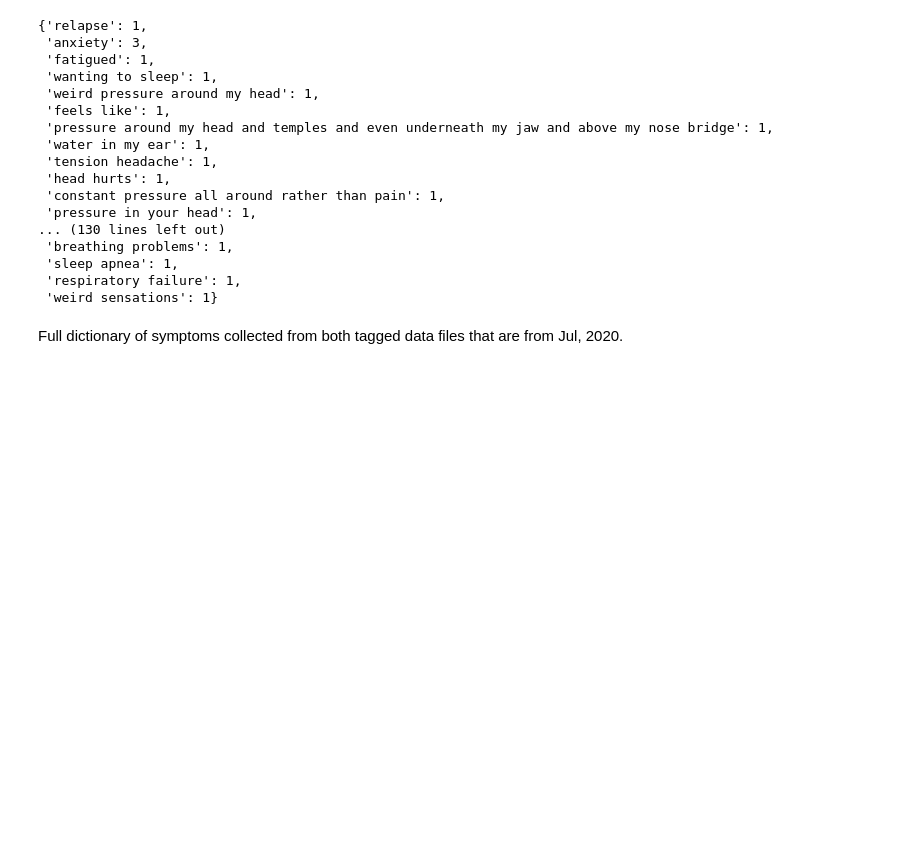
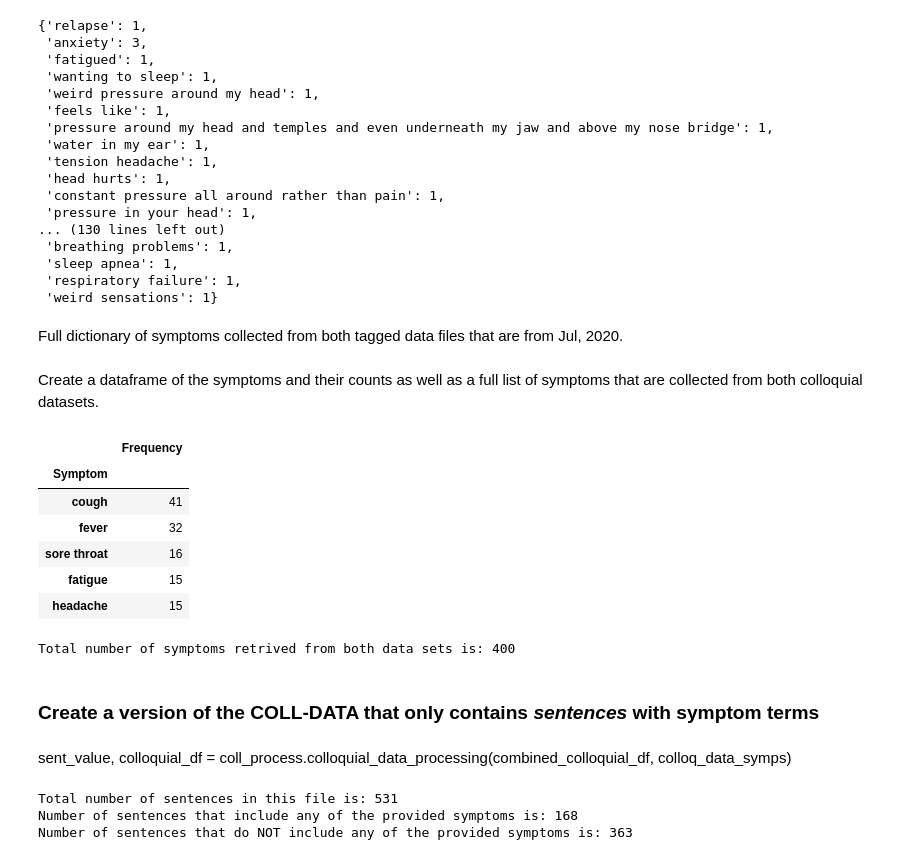
Before and after one commit to elif-tr/Covid19, a Jupyter notebook: Covid19_Colloquial_data.ipynb, the cells around one changed output. Drawn from its saved outputs; the diff is of its cells as text; code cells hidden in the pictures; blank space fills up the shorter version.

```diff
--- a/Covid19_Colloquial_data.ipynb
+++ b/Covid19_Colloquial_data.ipynb
@@ -45,5 +56,7 @@ import operator
 sorted_d = dict( sorted(new_dict.items(), key=operator.itemgetter(1),reverse=True))
 # sorted_d
+# %% [markdown]
+Create a dataframe of the symptoms and their counts as well as a full list of symptoms that are collected from both colloquial datasets.
 # %%
 #Create a data frame for combined symptoms and how many times they appear in both colloquial tagged data
 df_sym_freq = pd.DataFrame(list((dict(new_dict)).items()), columns = ['Symptom', 'Frequency'])
@@ -54,0 +77,17 @@ colloq_data_syms = list((dict(new_dict)).keys())
+# %%
+df_sym_freq.groupby('Symptom').sum().sort_values(['Frequency'],ascending=False).head()
+# %% [output]
+|  | Frequency |
+| Symptom |  |
+| cough | 41 |
+| fever | 32 |
+| sore throat | 16 |
+| fatigue | 15 |
+| headache | 15 |
+# %%
+# colloq_data_symps
+print('Total number of symptoms retrived from both data sets is:', len(colloq_data_symps))
+# %% [output]
+Total number of symptoms retrived from both data sets is: 400
+# %% [markdown]
+### Create a version of the COLL-DATA that only contains *sentences* with symptom terms
@@ -54,0 +96,13 @@ colloq_data_syms = list((dict(new_dict)).keys())
+# %% [markdown]
+sent_value, colloquial_df = coll_process.colloquial_data_processing(combined_colloquial_df, colloq_data_symps)
+# %%
+def colloqual_df_info(sent, df):
+    print('Total number of sentences in this file is:', len(sent))
+    print('Number of sentences that include any of the provided symptoms is:', len(df))
+    print('Number of sentences that do NOT include any of the provided symptoms is:', (len(sent) - len(df)))
+
+colloqual_df_info(sent_value, colloquial_df)
+# %% [output]
+Total number of sentences in this file is: 531
+Number of sentences that include any of the provided symptoms is: 168
+Number of sentences that do NOT include any of the provided symptoms is: 363
```
Also changed, not shown: parts of 7 cells of this notebook, 2 other files.
